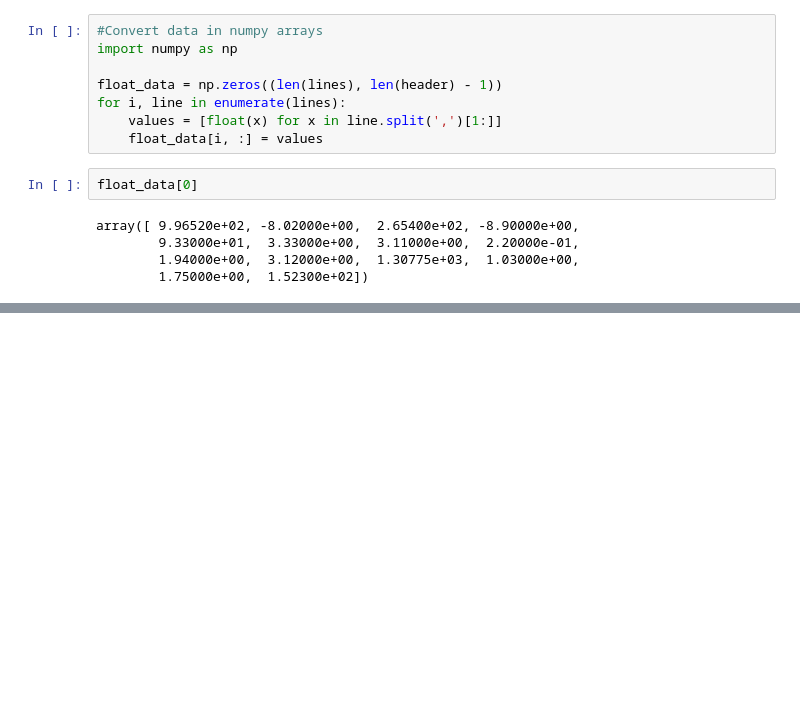
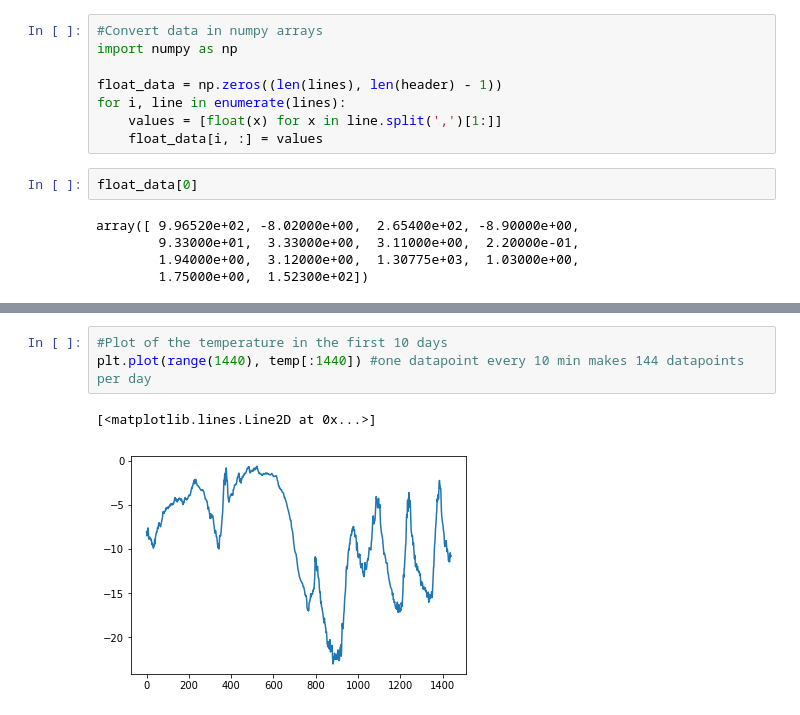
Before and after one commit to jbessi/understanding_rnn, a Jupyter notebook: advanced_use_of_rnn.ipynb, the cells around one changed output, grey strips where cells are left out. Drawn from its saved outputs; the diff is of its cells as text; blank space fills up the shorter version.

```diff
--- a/advanced_use_of_rnn.ipynb
+++ b/advanced_use_of_rnn.ipynb
@@ -46,0 +57,6 @@ array([ 9.96520e+02, -8.02000e+00,  2.65400e+02, -8.90000e+00,
+# %%
+#Plot of the temperature in the first 10 days
+plt.plot(range(1440), temp[:1440]) #one datapoint every 10 min makes 144 datapoints per day
+# %% [output]
+[<matplotlib.lines.Line2D at 0x...>]
+[figure, added]
```
Also changed, not shown: parts of 1 cell of this notebook.
